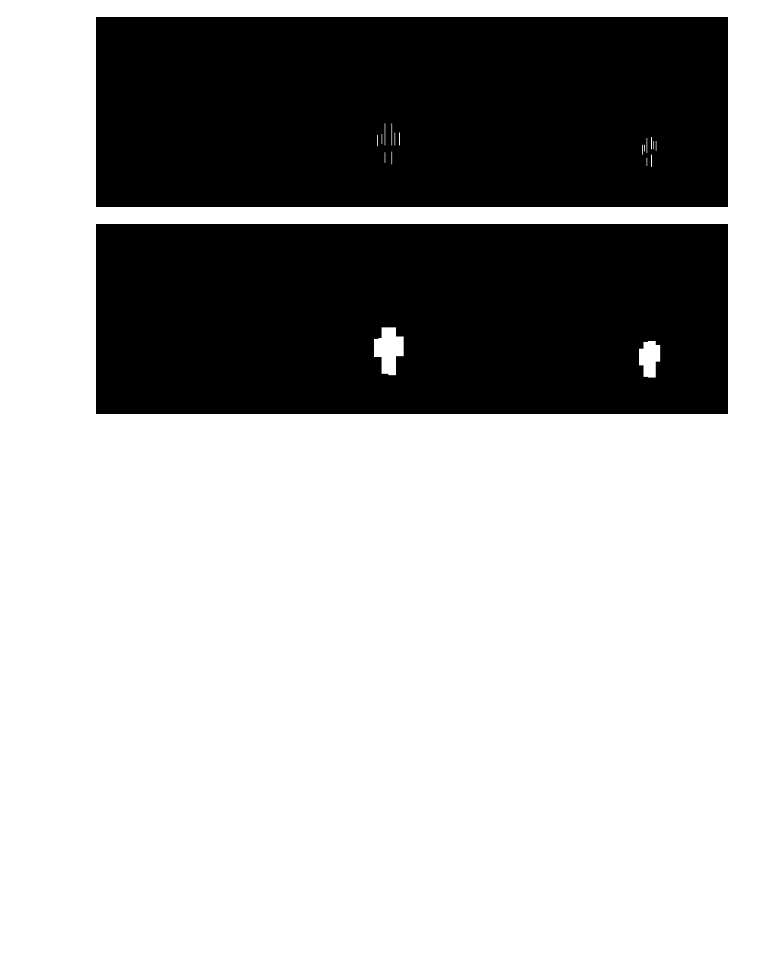
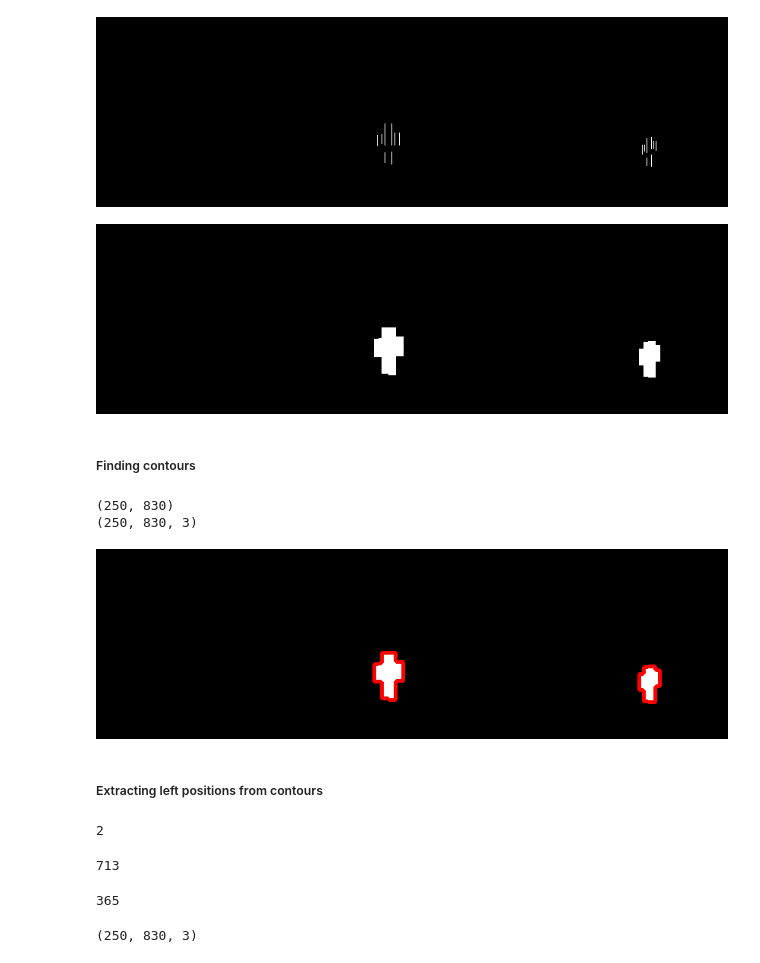
Before and after one commit to TheoLvs/reinforcement-learning, a Jupyter notebook: 4. Chrome Dino/20180102 - Chrome Dino development.ipynb, the cells around one changed output. Saved outputs shown, nothing was run; the diff lists cells and outputs as text; code cells hidden in the pictures; blank space fills up the shorter version.

```diff
--- a/4. Chrome Dino/20180102 - Chrome Dino environment development.ipynb
+++ b/4. Chrome Dino/20180102 - Chrome Dino development.ipynb
@@ -168,3 +168,37 @@ img_dilated = cv2.dilate(img_eroded,np.ones((10,10),np.uint8))
 Image.fromarray(img_dilated)
 # %% [output]
 [figure]
+# %% [markdown]
+##### Finding contours
+# %%
+im,contours,_ = cv2.findContours(img_dilated.copy(), cv2.RETR_EXTERNAL,cv2.CHAIN_APPROX_SIMPLE)
+# %%
+print(im.shape)
+im = cv2.cvtColor(im,cv2.COLOR_GRAY2BGR)
+print(im.shape)
+# %% [output]
+(250, 830)
+(250, 830, 3)
+# %%
+cv2.drawContours(im, contours, -1, (255,0,0), 3)
+Image.fromarray(im)
+# %% [output]
+[figure, added]
+# %% [markdown]
+##### Extracting left positions from contours
+# %%
+len(contours)
+# %% [output]
+2
+# %%
+contours[0].min(axis = 0)[0][0]
+# %% [output]
+713
+# %%
+contours[1].min(axis = 0)[0][0]
+# %% [output]
+365
+# %%
+im.shape
+# %% [output]
+(250, 830, 3)
```
Also changed, not shown: parts of 14 cells of this notebook, 1 other file.
